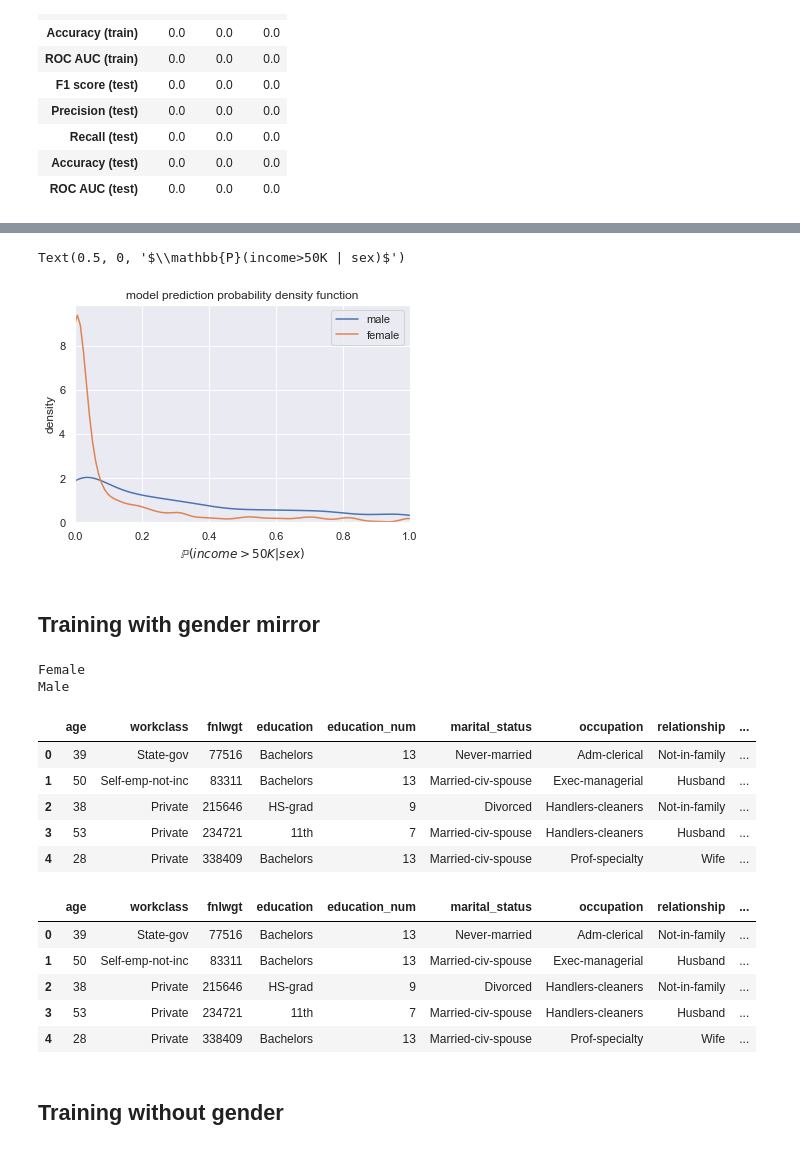
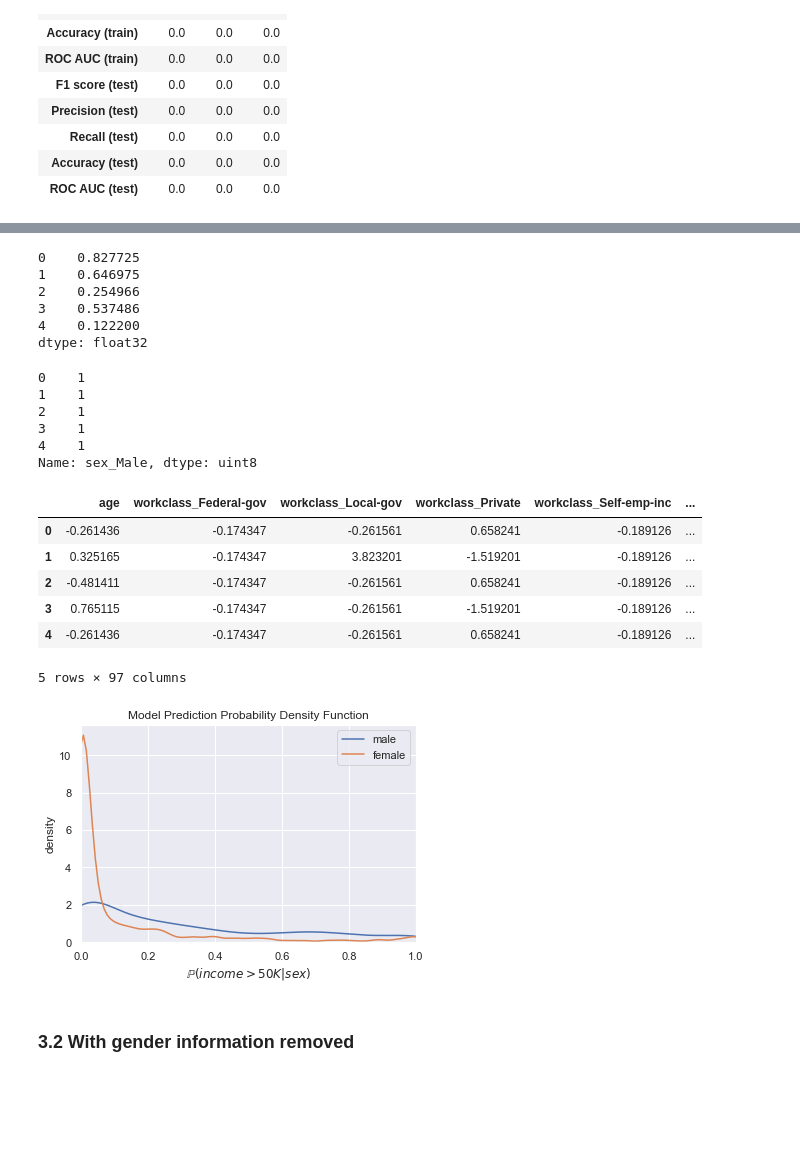
Before and after one commit to leenamurgai/debias-ml, a Jupyter notebook: notebooks/Adult_UCI.ipynb, the cells around one changed output, grey strips where cells are left out. Cells and saved outputs as stored; diff of their text form; code cells hidden in the pictures; blank space fills up the shorter version.

```diff
--- a/notebooks/Adult_UCI.ipynb
+++ b/notebooks/Adult_UCI.ipynb
@@ -97,6 +97,3 @@ Other               <=50K           246
 White               <=50K         20699
                     >50K           7117
 Name: age, dtype: int64
-# %%
-
-for col in columns:
@@ -261,15 +263,16 @@ Name: sex_Male, dtype: float64
 
 feature_cols = list(data_df.columns[:-1])  # all columns but last are features
 target_col = data_df.columns[-1]  # last column is the target/label
-sex_male = data_df['sex_Male']
+gender_col = 'sex_Male'
 
-print("Processed feature columns (", len(feature_cols),"):")
-display(feature_cols)
+print("Number feature columns (", len(feature_cols),"):")
 print("Target column: ",target_col)
 
 X_all = data_df[feature_cols]  # feature values for all students
 y_all = data_df[target_col]  # corresponding targets/labels
+z_all = data_df[gender_col]
 
 display(X_all.head())
 display(y_all.head())
+display(z_all.head())
 # %% [output]
@@ -356,7 +424,7 @@ results_df = pd.DataFrame(
            'Recall (test)',
            'Accuracy (test)',
            'ROC AUC (test)'],
-    columns=[10000, 20000, 30000])
+    columns=[int(n_train/3), int(2*n_train/3), int(n_train)])
 display(results_df)
 # %% [output]
 |  | 10000 | 20000 | 30000 |
@@ -461,14 +529,34 @@ display(results_df)
 # %%
+display(y_pred.head(), z_test.head())
+display(X_test.head())
+
 sns.set()
-ax = sns.distplot(y_pred[sex_male==1], hist=False, label='male')
-ax = sns.distplot(y_pred[sex_male==0], hist=False, label='female')
+ax = sns.distplot(y_pred[z_test==1], hist=False, label='male')
+ax = sns.distplot(y_pred[z_test==0], hist=False, label='female')
 ax.set_xlim(0,1)
 ax.set_title('Model Prediction Probability Density Function')
 ax.set_ylabel('density')
 ax.set_xlabel('$\mathbb{P}(income>50K | sex)$')
-ax.savefig('figures/pdf-all-data.pdf')
+fig = ax.get_figure()
+fig.savefig("figures/all-data-dist.png")
 # %% [output]
-Text(0.5, 0, '$\\mathbb{P}(income>50K | sex)$')
+0    0.827725
+1    0.646975
+2    0.254966
+3    0.537486
+4    0.122200
+dtype: float32
+0    1
+1    1
+2    1
+3    1
+4    1
+Name: sex_Male, dtype: uint8
+|  | age | workclass_Federal-gov | workclass_Local-gov | workclass_Private | workclass_Self-emp-inc | ... |
+| 0 | -0.261436 | -0.174347 | -0.261561 | 0.658241 | -0.189126 | ... |
+| 1 | 0.325165 | -0.174347 | 3.823201 | -1.519201 | -0.189126 | ... |
+| 2 | -0.481411 | -0.174347 | -0.261561 | 0.658241 | -0.189126 | ... |
+| 3 | 0.765115 | -0.174347 | -0.261561 | -1.519201 | -0.189126 | ... |
+| 4 | -0.261436 | -0.174347 | -0.261561 | 0.658241 | -0.189126 | ... |
+5 rows × 97 columns
-[figure, old version]
+[figure, new version]
-# %% [markdown]
-## Training with gender mirror
@@ -486,21 +563,3 @@ def neutralise_correlation_binary(sensitive_attribute, correlated_attribute, df)
-# %%
-X_train_mirror1 = neutralise_correlation_binary('sex_Male', 'relationship_Husband', X_train)
-y_pred = train_predictNN(clf_nn, X_train_mirror1, y_train, X_test, y_test)
-# %% [output]
-Female
-Male
-|  | age | workclass | fnlwgt | education | education_num | marital_status | occupation | relationship | ... |
-| 0 | 39 | State-gov | 77516 | Bachelors | 13 | Never-married | Adm-clerical | Not-in-family | ... |
-| 1 | 50 | Self-emp-not-inc | 83311 | Bachelors | 13 | Married-civ-spouse | Exec-managerial | Husband | ... |
-| 2 | 38 | Private | 215646 | HS-grad | 9 | Divorced | Handlers-cleaners | Not-in-family | ... |
-| 3 | 53 | Private | 234721 | 11th | 7 | Married-civ-spouse | Handlers-cleaners | Husband | ... |
-| 4 | 28 | Private | 338409 | Bachelors | 13 | Married-civ-spouse | Prof-specialty | Wife | ... |
-|  | age | workclass | fnlwgt | education | education_num | marital_status | occupation | relationship | ... |
-| 0 | 39 | State-gov | 77516 | Bachelors | 13 | Never-married | Adm-clerical | Not-in-family | ... |
-| 1 | 50 | Self-emp-not-inc | 83311 | Bachelors | 13 | Married-civ-spouse | Exec-managerial | Husband | ... |
-| 2 | 38 | Private | 215646 | HS-grad | 9 | Divorced | Handlers-cleaners | Not-in-family | ... |
-| 3 | 53 | Private | 234721 | 11th | 7 | Married-civ-spouse | Handlers-cleaners | Husband | ... |
-| 4 | 28 | Private | 338409 | Bachelors | 13 | Married-civ-spouse | Prof-specialty | Wife | ... |
-# %% [markdown]
-## Training without gender
+# %% [markdown]
+### 3.2 With gender information removed
 # %%
```
Also changed, not shown: parts of 19 cells of this notebook, 7 other files.
